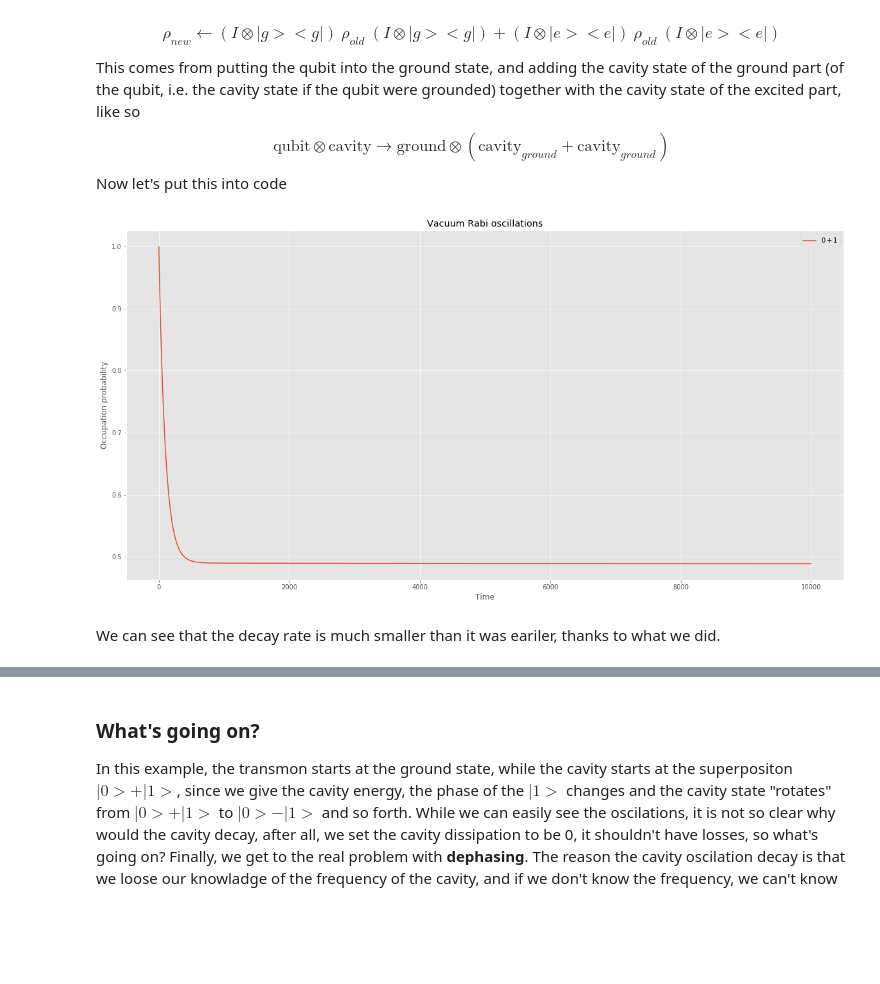
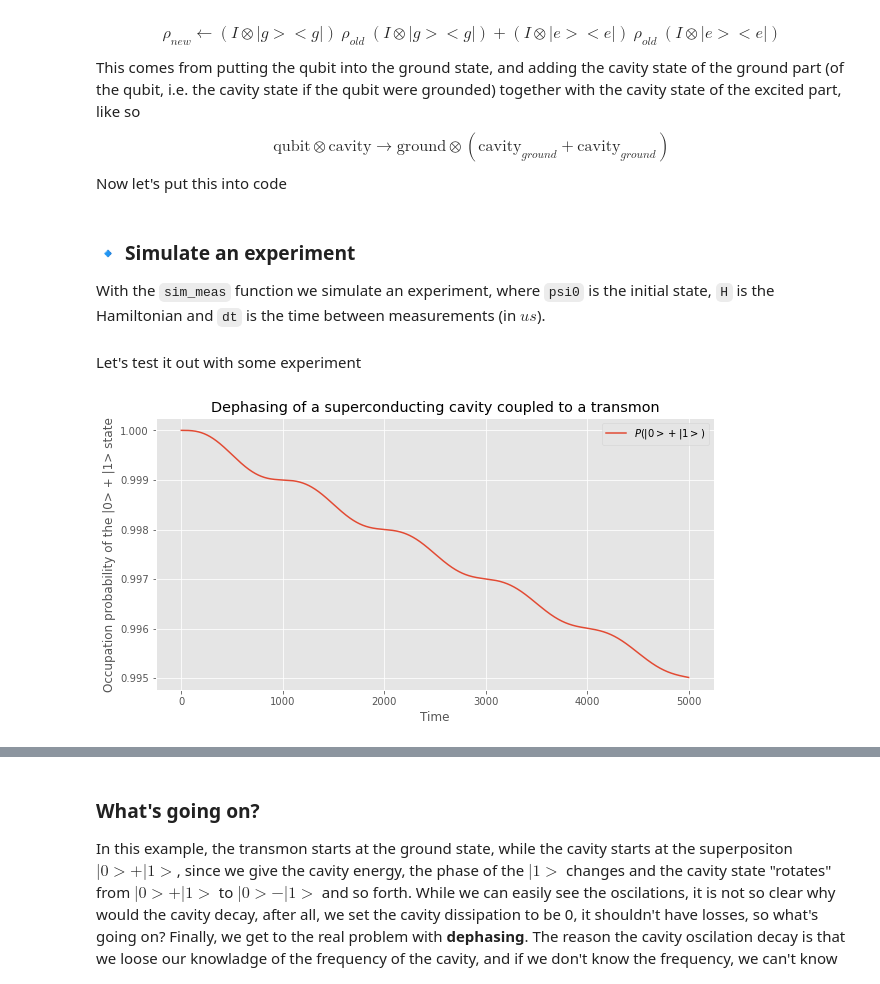
Before and after one commit to DanielCohenHillel/Cavity-Analysis, a Jupyter notebook: dephasing/dephasing.ipynb, the cells around one changed output, grey strips where cells are left out. Drawn from its saved outputs; the diff is of its cells as text; code cells hidden in the pictures; blank space fills up the shorter version.

```diff
--- a/dephasing/dephasing.ipynb
+++ b/dephasing/dephasing.ipynb
@@ -100,8 +88,3 @@ c_ops = [
     np.sqrt(0.5*gamma*(1+n_th_a)) * sm,    # qubit relaxation  (Thermal)
     np.sqrt(0.5*gamma*n_th_a) * sm.dag(),  # qubit excitation  (Thermal)
 ]
-# %%
-# Results. Heisenberg picture, project on photon number and "atom number"
-e_ops = [psi0, psi1, sm.dag()*sm]
-
-output = qt.mesolve(H, psi0, tlist, c_ops, e_ops, progress_bar=True)
@@ -141,6 +95,9 @@ $$\rho_{new} \leftarrow (I \otimes |g><g|)\ \rho_{old}\ (I\otimes|g><g|) + (I \o
 This comes from putting the qubit into the ground state, and adding the cavity state of the ground part (of the qubit, i.e. the cavity state if the qubit were grounded) together with the cavity state of the excited part, like so
 $$\text{qubit} \otimes\text{cavity} \rightarrow \text{ground} \otimes (\text{cavity}_{ground} +  \text{cavity}_{ground})$$
 Now let's put this into code
+# %% [markdown]
+### 🔹 Simulate an experiment
+With the `sim_meas` function we simulate an experiment, where `psi0` is the initial state, `H` is the Hamiltonian and `dt` is the time between measurements (in $us$).
 # %%
 def sim_meas(psi0, H, dt):
     """Simulate the system and do a measurment each dt time step, each measurment project the qubit state to the ground state"""
@@ -152,28 +109,19 @@ def sim_meas(psi0, H, dt):
         output = qt.mesolve(H, psi_meas, time_range, c_ops)
         states.extend(output.states)
     return states
+# %% [markdown]
+Let's test it out with some experiment
 # %%
-states = sim_meas(psi0, H, len(tlist)+1)
-
-# qstates = np.array([np.real(state.ptrace(1)) for state in states])
-
-# n = [[abs(np.trace(state*(psi0 + psi_e))) for state in states],
-#      [abs(np.trace(state*(psi1 + psi_1))) for state in states]]
-n = [[abs(np.trace(state*(psi0))) for state in states]]
+states = sim_meas(psi0, H, len(tlist))
+n = [abs(np.trace(state*(psi0+psi_e+psi_f))) for state in states]
 # %%
-fig, ax = plt.subplots(figsize=(20,10))
+fig, ax = plt.subplots(figsize=(10,5))
 
-# ax.plot(qstates[:,0,0])  # P(|e>)
-ax.plot(n[0])            # P(|0>+|1> X |g> + |0>+|1> X |e>)
-# ax.plot(n[1])            # P(|0>-|1> X |g> + |0>-|1> X |e>)
+ax.plot(n)            # P(|0>+|1> X |g> + |0>+|1> X |e>)
 
-ax.legend(["$0+1$", "$0-1$", "atom"])
+ax.legend(["$P(|0>+|1>)$"])
 ax.set_xlabel('Time')
-ax.set_ylabel('Occupation probability')
-ax.set_title('Vacuum Rabi oscillations');
-# ax.set_ylim(0, 1)
-plt.show();
+ax.set_ylabel('Occupation probability of the |0> + |1> state')
+ax.set_title('Dephasing of a superconducting cavity coupled to a transmon');
 # %% [output]
-[figure, old version]
+[figure, new version]
-# %% [markdown]
-We can see that the decay rate is much smaller than it was eariler, thanks to what we did.
```
Also changed, not shown: parts of 44 cells of this notebook, 2 other files.
